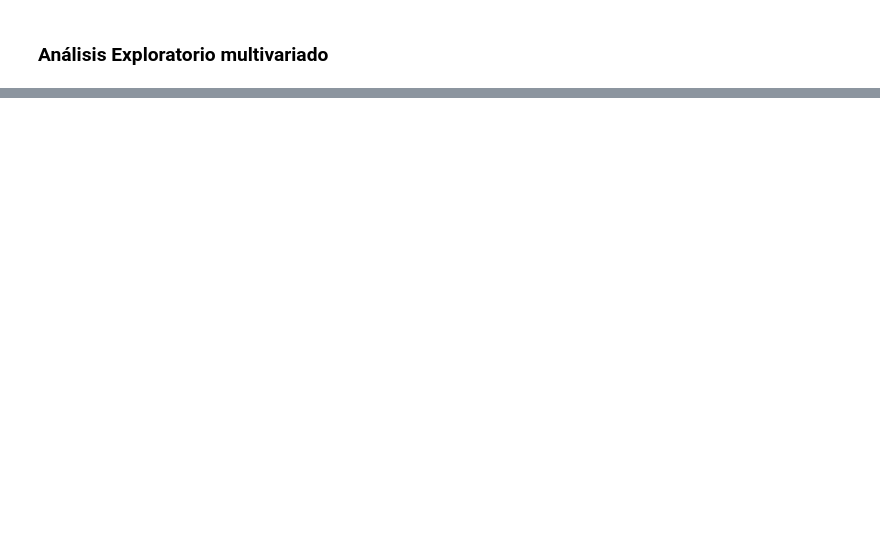
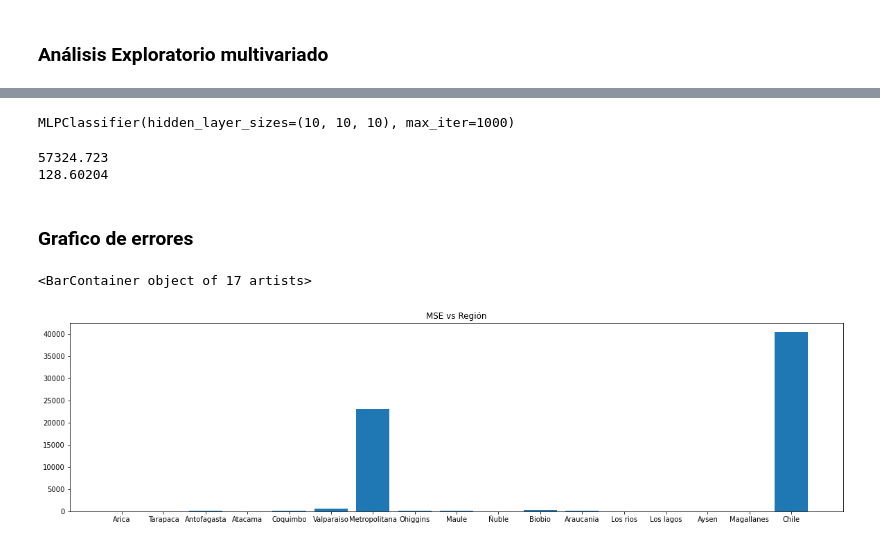
Before and after one commit to electronmaxi/Proyecto-IA, a Jupyter notebook: ProyectoIA.ipynb, the cells around one changed output, grey strips where cells are left out. Drawn from its saved outputs; the diff is of its cells as text; code cells hidden in the pictures; blank space fills up the shorter version.

```diff
--- a/ProyectoIA.ipynb
+++ b/ProyectoIA.ipynb
@@ -226,0 +302,6 @@ sns.scatterplot(df["Caso total UCI"],df["Caso total UCI"], color="Orange");
+# %%
+from sklearn.neural_network import MLPClassifier
+mlp = MLPClassifier(hidden_layer_sizes=(10,10,10), max_iter=1000)
+mlp.fit(X_train, y_train.values.ravel())
+# %% [output]
+MLPClassifier(hidden_layer_sizes=(10, 10, 10), max_iter=1000)
@@ -226,0 +310,22 @@ sns.scatterplot(df["Caso total UCI"],df["Caso total UCI"], color="Orange");
+# %%
+print(mean_squared_error(y_test,predictions))
+print(mean_absolute_error(y_test,predictions))
+# %% [output]
+57324.723
+128.60204
+# %% [markdown]
+### Grafico de errores
+# %%
+mse=[8.234694,44.709183,96.744896,5.1530614,108.03571,582.2653,23154.246,155.53572,66.03061,17.642857,272.39795,77.091835,9.265306,
+    42.765305,1.9489796,17.392857,40451.57]
+mae=[1.9489796,3.4336734,5.857143,1.5204082,5.678571,13.785714,94.395065,8.158163,5.4489794,2.877551,11.357142,5.9387755,2.132653,
+    4.428571,0.79591835,2.4438775,124.418365]
+eje_x=['Arica','Tarapaca','Antofagasta','Atacama','Coquimbo','Valparaiso','Metropolitana','Ohiggins','Maule','Ñuble','Biobio',
+       'Araucania','Los rios', 'Los lagos', 'Aysen', 'Magallanes', 'Chile']
+# %%
+plt.figure(figsize=(20,5))
+plt.title('MSE vs Región')
+plt.bar(eje_x, mse)
+# %% [output]
+<BarContainer object of 17 artists>
+[figure, added]
```
Also changed, not shown: parts of 40 cells of this notebook, 13 other files.
